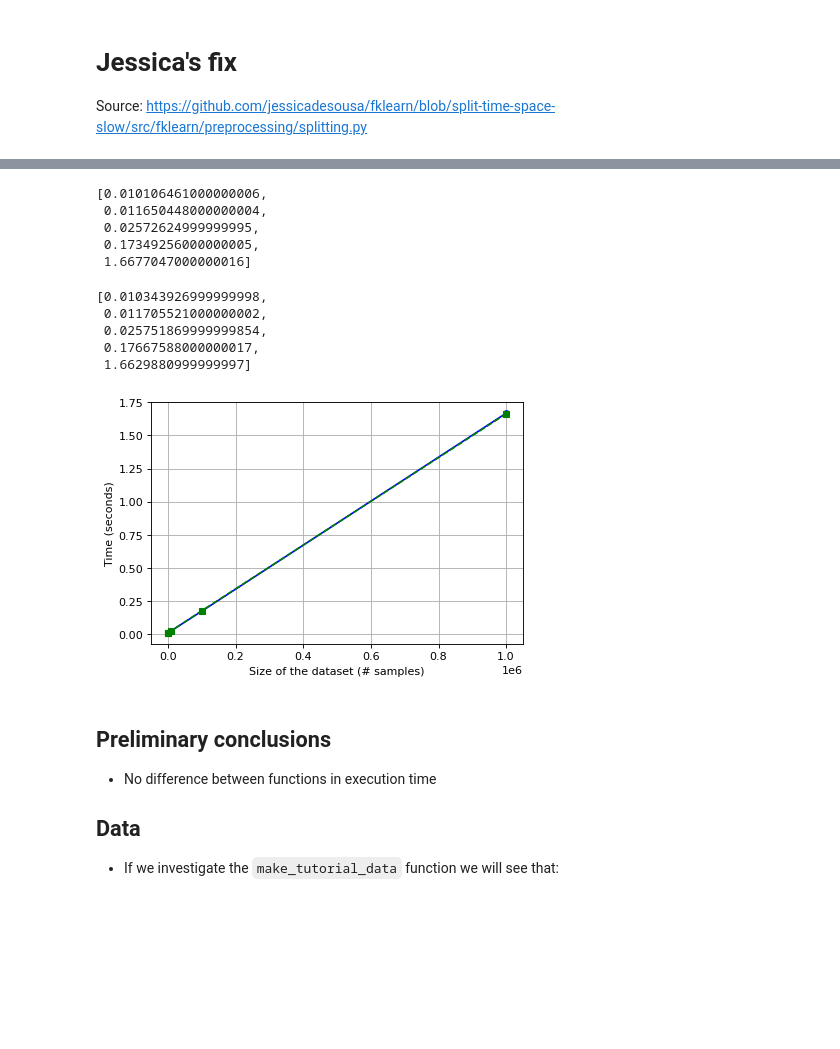
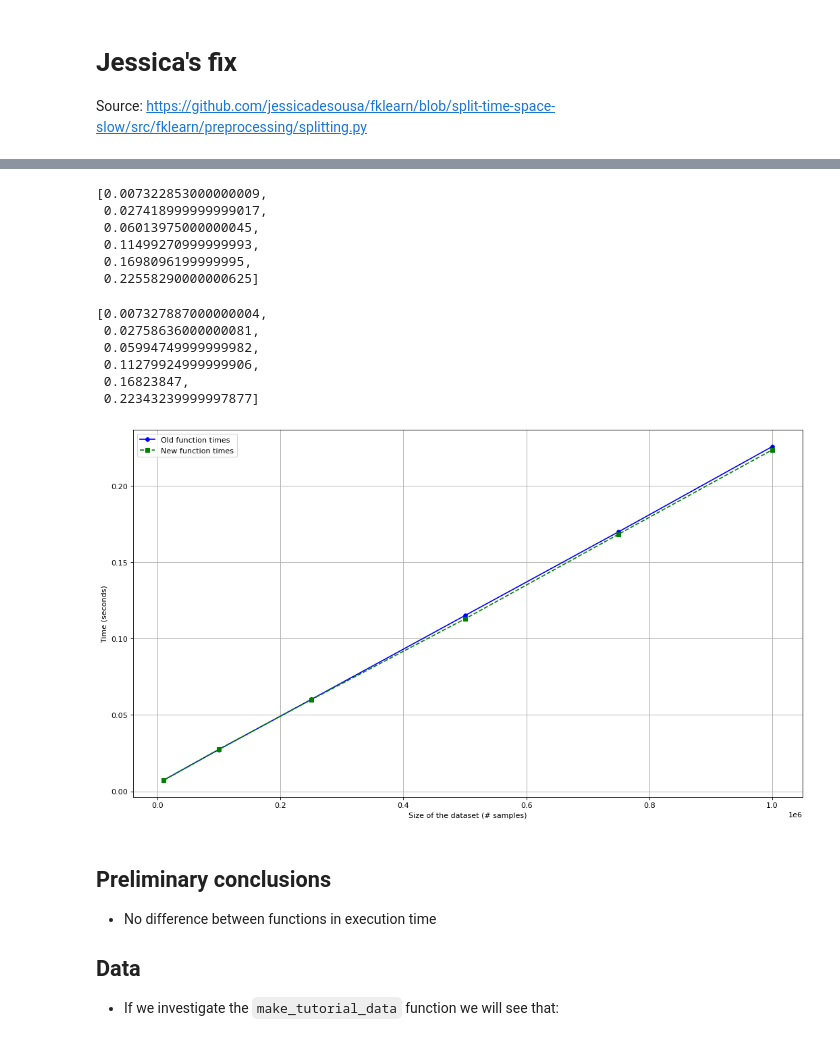
Before and after one commit to millengustavo/benchmark_fklearn, a Jupyter notebook: benchmark_space_time_split_dataset.ipynb, the cells around one changed output, grey strips where cells are left out. Drawn from its saved outputs; the diff is of its cells as text; code cells hidden in the pictures; blank space fills up the shorter version.

Commit message:
Fix seed and make data separately from timeit

```diff
--- a/benchmark_space_time_split_dataset.ipynb
+++ b/benchmark_space_time_split_dataset.ipynb
@@ -151,14 +155,15 @@ new_split_fn = new_space_time_split_dataset(train_start_date=TRAIN_START_DATE,
                                 space_column="id",
                                 time_column="date")
 # %%
-sample_sizes = [100, 1000, 10000, 100000, 1000000]
+sample_sizes = [10000, 100000, 250000, 500000, 750000, 1000000]
+data = make_tutorial_data(sample_sizes[-1])
 # %%
 old_function_times = []
 new_function_times = []
 
 for sample_size in sample_sizes:
-    time_old = %timeit -r 1 -o split_fn(make_tutorial_data(sample_size))
+    time_old = %timeit -r 1 -o split_fn(data[:sample_size])
     old_function_times.append(time_old.best)
-    time_new = %timeit -r 1 -o new_split_fn(make_tutorial_data(sample_size))
+    time_new = %timeit -r 1 -o new_split_fn(data[:sample_size])
     new_function_times.append(time_new.best)
 # %% [output]
@@ -175,47 +182,49 @@ for sample_size in sample_sizes:
 # %%
 old_function_times
 # %% [output]
-[0.010106461000000006,
- 0.011650448000000004,
- 0.02572624999999995,
- 0.17349256000000005,
- 1.6677047000000016]
+[0.007322853000000009,
+ 0.027418999999999017,
+ 0.06013975000000045,
+ 0.11499270999999993,
+ 0.1698096199999995,
+ 0.22558290000000625]
 # %%
 new_function_times
 # %% [output]
-[0.010343926999999998,
- 0.011705521000000002,
- 0.025751869999999854,
- 0.17667588000000017,
- 1.6629880999999997]
+[0.007327887000000004,
+ 0.02758636000000081,
+ 0.05994749999999982,
+ 0.11279924999999906,
+ 0.16823847,
+ 0.22343239999997877]
 # %%
 import matplotlib.pyplot as plt
 
-plt.figure(dpi=80)
+plt.figure(dpi=80, figsize=(16, 9))
 plt.plot(
     sample_sizes,
     old_function_times,
     color="blue",
     marker="o",
     markersize=5,
     label="Old function times",
 )
 plt.plot(
     sample_sizes,
     new_function_times,
     color="green",
     linestyle="--",
     marker="s",
     markersize=5,
     label="New function times",
 )
 plt.grid()
 plt.xlabel("Size of the dataset (# samples)")
 plt.ylabel("Time (seconds)")
 plt.legend()
 plt.show()
 # %% [output]
-[figure, old version]
+[figure, new version]
 # %% [markdown]
 ## Preliminary conclusions
 - No difference between functions in execution time
```
Also changed, not shown: parts of 10 cells of this notebook.
